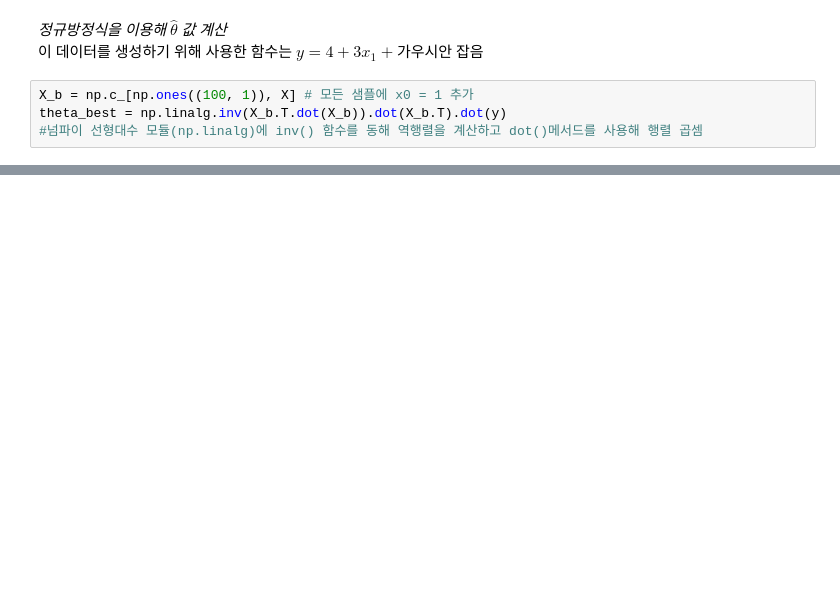
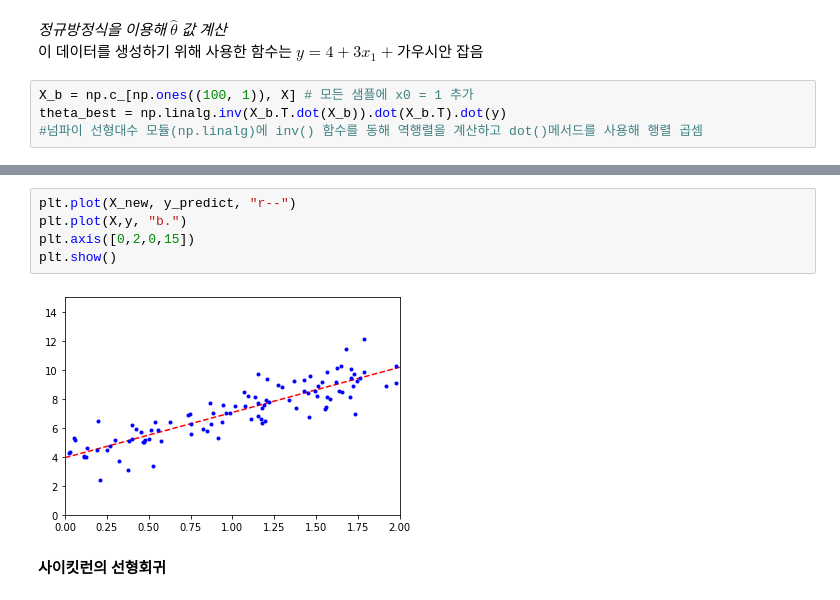
Before and after one commit to Note-YH/Hands-ON-ML-2nd-Edition, a Jupyter notebook: Chapter04.ipynb, the cells around one changed output, grey strips where cells are left out. Drawn from its saved outputs; the diff is of its cells as text; blank space fills up the shorter version.

```diff
--- a/Chapter04.ipynb
+++ b/Chapter04.ipynb
@@ -89,0 +97,9 @@ array([[ 4.02282107],
+# %%
+plt.plot(X_new, y_predict, "r--")
+plt.plot(X,y, "b.")
+plt.axis([0,2,0,15])
+plt.show()
+# %% [output]
+[figure, added]
+# %% [markdown]
+**사이킷런의 선형회귀**
```
Also changed, not shown: parts of 9 cells of this notebook.
